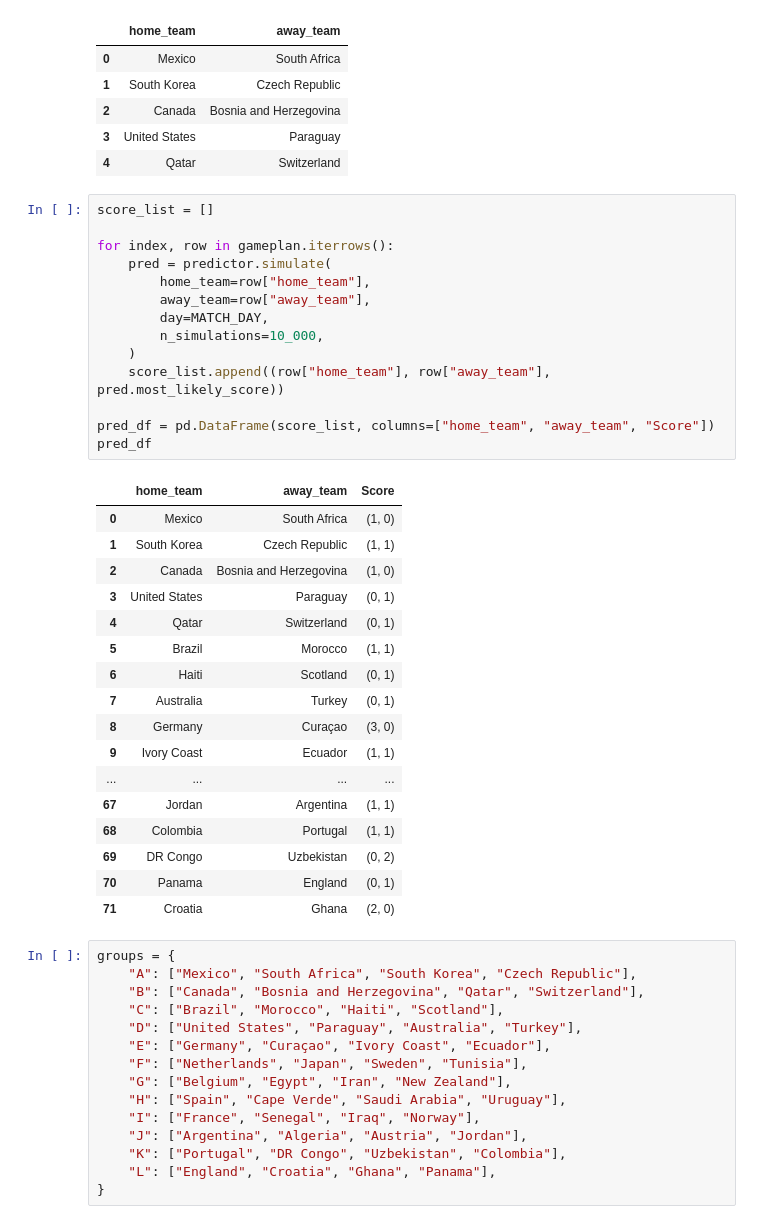
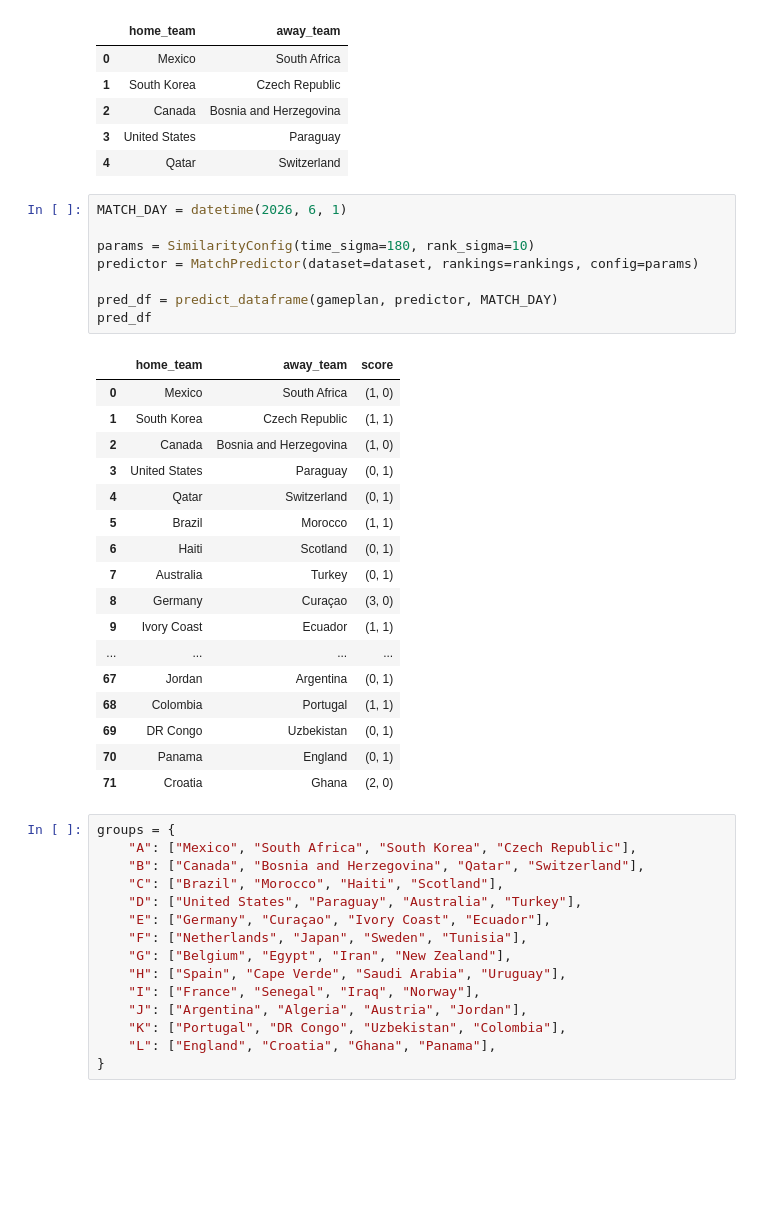
Before and after one commit to bernhard-pfann/soccer-predictions, a Jupyter notebook: main.ipynb, the cells around one changed output. Drawn from its saved outputs; the diff is of its cells as text; blank space fills up the shorter version.

```diff
--- a/main.ipynb
+++ b/main.ipynb
@@ -126,38 +139,32 @@ gameplan.head()
 | 2 | Canada | Bosnia and Herzegovina |
 | 3 | United States | Paraguay |
 | 4 | Qatar | Switzerland |
-# %%
-score_list = []
-
-for index, row in gameplan.iterrows():
-    pred = predictor.simulate(
-        home_team=row["home_team"],
-        away_team=row["away_team"],
-        day=MATCH_DAY,
-        n_simulations=10_000,
-    )
-    score_list.append((row["home_team"], row["away_team"], pred.most_likely_score))
-
-pred_df = pd.DataFrame(score_list, columns=["home_team", "away_team", "Score"])
-pred_df
-# %% [output]
-|  | home_team | away_team | Score |
-| 0 | Mexico | South Africa | (1, 0) |
-| 1 | South Korea | Czech Republic | (1, 1) |
-| 2 | Canada | Bosnia and Herzegovina | (1, 0) |
-| 3 | United States | Paraguay | (0, 1) |
-| 4 | Qatar | Switzerland | (0, 1) |
-| 5 | Brazil | Morocco | (1, 1) |
-| 6 | Haiti | Scotland | (0, 1) |
-| 7 | Australia | Turkey | (0, 1) |
-| 8 | Germany | Curaçao | (3, 0) |
-| 9 | Ivory Coast | Ecuador | (1, 1) |
-| ... | ... | ... | ... |
-| 67 | Jordan | Argentina | (1, 1) |
-| 68 | Colombia | Portugal | (1, 1) |
-| 69 | DR Congo | Uzbekistan | (0, 2) |
-| 70 | Panama | England | (0, 1) |
-| 71 | Croatia | Ghana | (2, 0) |
+# %%
+MATCH_DAY = datetime(2026, 6, 1)
+
+params = SimilarityConfig(time_sigma=180, rank_sigma=10)
+predictor = MatchPredictor(dataset=dataset, rankings=rankings, config=params)
+
+pred_df = predict_dataframe(gameplan, predictor, MATCH_DAY)
+pred_df
+# %% [output]
+|  | home_team | away_team | score |
+| 0 | Mexico | South Africa | (1, 0) |
+| 1 | South Korea | Czech Republic | (1, 1) |
+| 2 | Canada | Bosnia and Herzegovina | (1, 0) |
+| 3 | United States | Paraguay | (0, 1) |
+| 4 | Qatar | Switzerland | (0, 1) |
+| 5 | Brazil | Morocco | (1, 1) |
+| 6 | Haiti | Scotland | (0, 1) |
+| 7 | Australia | Turkey | (0, 1) |
+| 8 | Germany | Curaçao | (3, 0) |
+| 9 | Ivory Coast | Ecuador | (1, 1) |
+| ... | ... | ... | ... |
+| 67 | Jordan | Argentina | (0, 1) |
+| 68 | Colombia | Portugal | (1, 1) |
+| 69 | DR Congo | Uzbekistan | (0, 1) |
+| 70 | Panama | England | (0, 1) |
+| 71 | Croatia | Ghana | (2, 0) |
 # %%
 groups = {
     "A": ["Mexico", "South Africa", "South Korea", "Czech Republic"],
```
Also changed, not shown: parts of 17 cells of this notebook, 3 other files.
